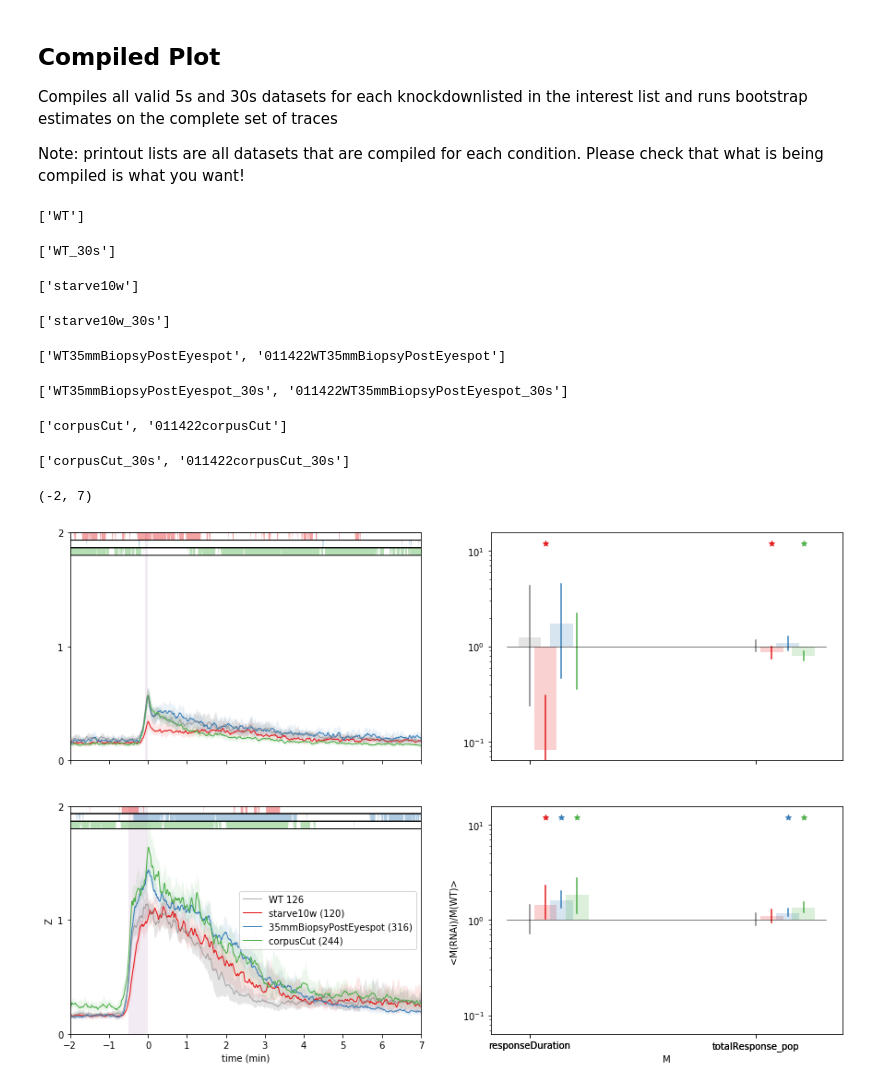
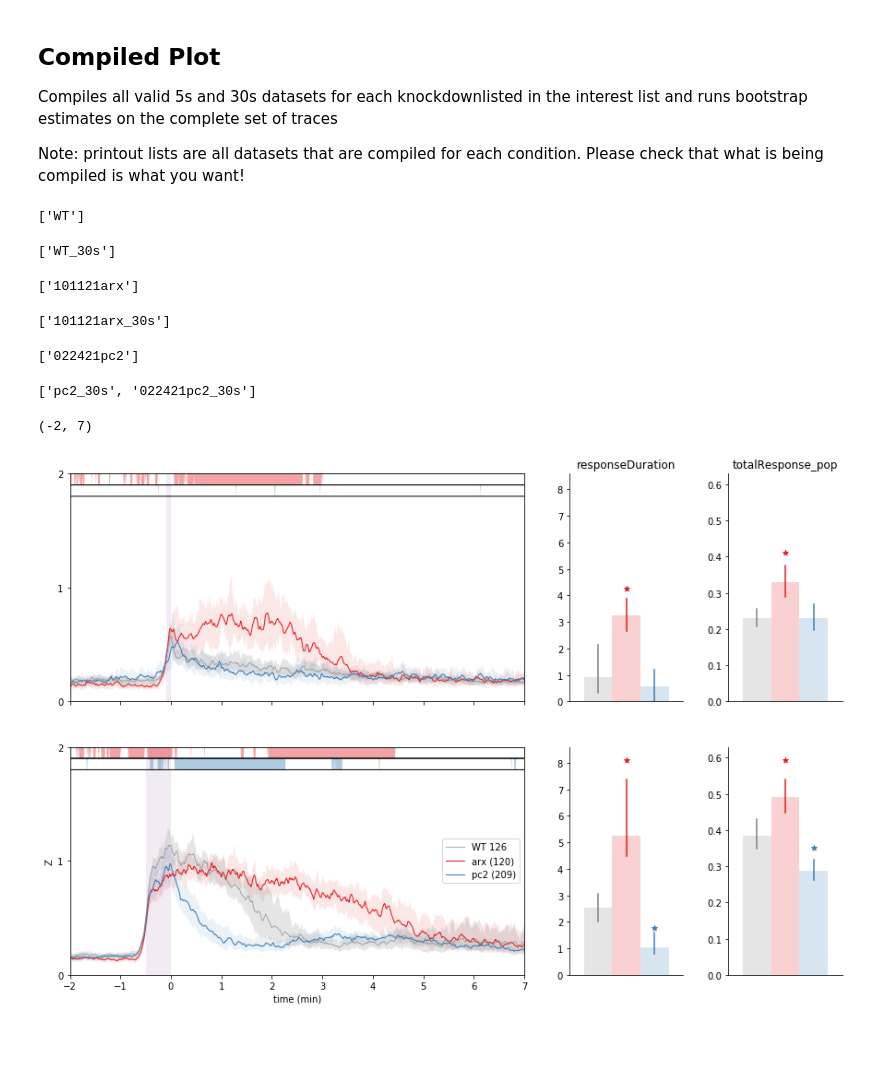
Before and after one commit to samuelbray32/behavior-lite, a Jupyter notebook: publication_rnaiCompilation.ipynb, the cells around one changed output. Cells and saved outputs as stored; diff of their text form; code cells hidden in the pictures; blank space fills up the shorter version.

Commit message:
pulse plot update. separate measurements to individual plots. option to plot each actual measurement with plot_comparison=False

```diff
--- a/publication_rnaiCompilation.ipynb
+++ b/publication_rnaiCompilation.ipynb
@@ -12,38 +12,37 @@ Compiles all valid 5s and 30s datasets for each knockdownlisted in the interest
 
 Note: printout lists are all datasets that are compiled for each condition.  Please check that what is being compiled is what you want!
 # %%
-n_boot = 1e2
+n_boot = 1e3
 statistic=np.median
-comparison = 'rel'
+comparison = 'diff'#'rel'
 #plot_subset
 drugs=0
 interest =['caliPreRegen','if1PreRegen','estrellaPreRegen']#['pc2','chat','chat+pc2']#['WTampPreEyespot','WTampPostEyespot','WTamp1xPostEyespot','0dpa']#['tec1h']#['if1','eaat12','gat']#['syt1','if1','starve']#['if1','estrella']
 interest = ['nkx','tcf1','arx','foxq2','mblk','otxa','pknox','pou6f1','soxb2',]
-interest=['starve10w','35mmBiopsyPostEyespot','corpusCut',]#10w','corpusCut']
+interest=['arx','pc2']#'35mmBiopsyPostEyespot','corpusCut',]#10w','corpusCut']
 exclude=[]#'starve10w',]
 # interest = ['35mmBiopsyPostEyespot','corpusCut','WTamp1xPostEyespot',]
 #['slit']#['corpusCut','spot']#['pc2','gad','gad+pc2']#
 #['nkx','tcf1','arx']##['gad','pc2','gad+pc2']#
 # interest=['vibe']#['tcf1','pc2','tcf1+pc2']
 #['tbh','pc2','tbh+pc2']#['pc2','chat','gad','tbh','th','nkx','tcf1']#
 #['spot']#['eaat12','gs','gat',]#['chat','gad','tbh',]#['snap25','vGlut']#
 #
 # interest=['WTampPreEyespot','040122WTampPostEyespot','WTamp1xPostEyespot','WTampMidEyespotPharynx',]#'WTampPrePharynx','WTampPostPharynx']
 # interest=['ampPreEyespot8hpa','ampPostEyespot8hpa','amp1xPostEyespot8hpa','ampMidEyespotPharynx8hpa',]
 # exclude = ['syt1a','122721',]
 fig,ax = rnai_response_layered(interest,exclude,n_boot,statistic,drugs=drugs,
                               measure_compare=comparison,
-                              pulseTimes=[5,30],conf_interval=99, stat_testing=True)
+                              pulseTimes=[5,30],conf_interval=99, stat_testing=True,
+                              plot_comparison=False)
 ax[0].set_xlim(-2,7)
 # fig.savefig('layered_sexualVerySize.png')
 # %% [output]
 ['WT']
 ['WT_30s']
-['starve10w']
+['101121arx']
-['starve10w_30s']
+['101121arx_30s']
-['WT35mmBiopsyPostEyespot', '011422WT35mmBiopsyPostEyespot']
+['022421pc2']
-['WT35mmBiopsyPostEyespot_30s', '011422WT35mmBiopsyPostEyespot_30s']
+['pc2_30s', '022421pc2_30s']
-['corpusCut', '011422corpusCut']
+(-2, 7)
-['corpusCut_30s', '011422corpusCut_30s']
-(-2, 7)
-[figure, old version]
+[figure, new version]
```
Also changed, not shown: 1 other file.
